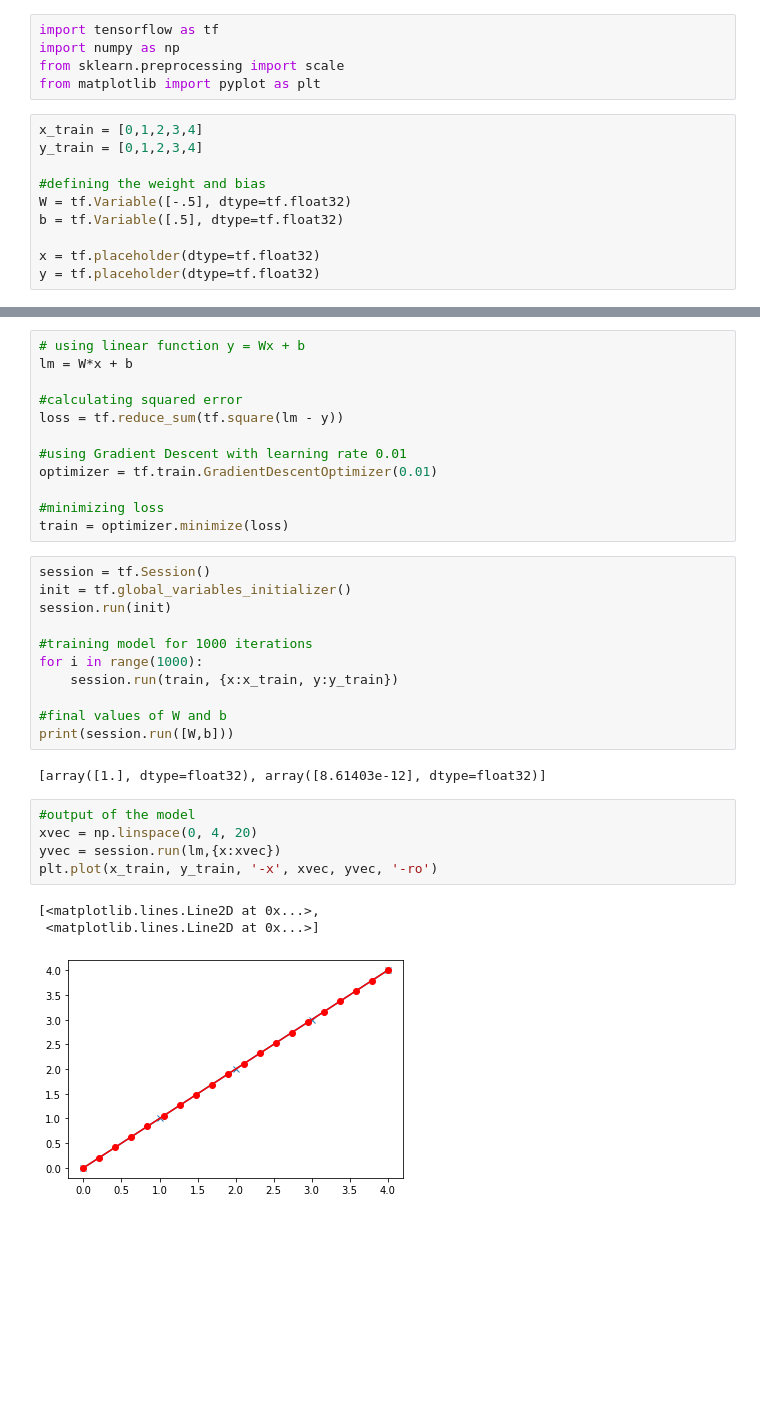
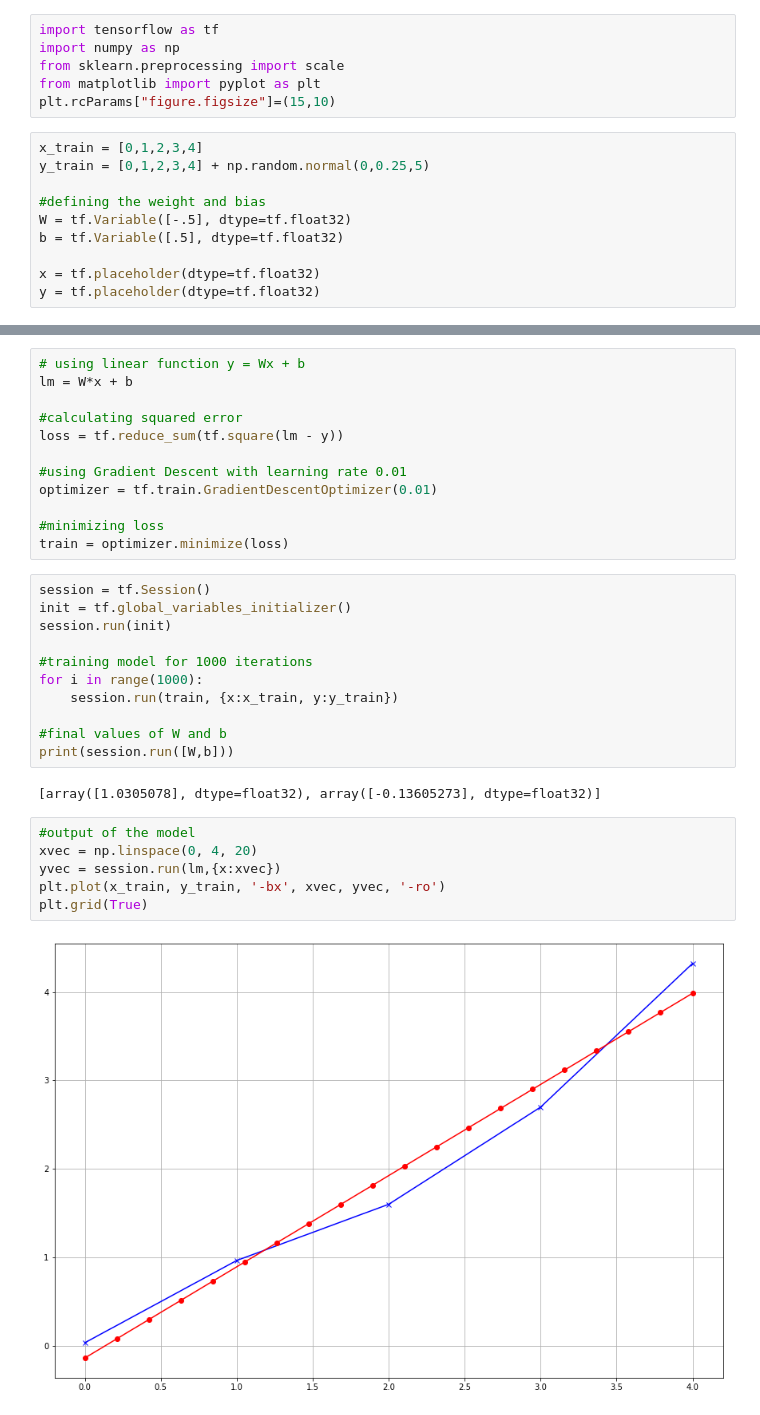
Before and after one commit to ClemensFMN/Python-ML, a Jupyter notebook: 200-TF_LinearRegression_1.ipynb, the cells around one changed output, grey strips where cells are left out. Drawn from its saved outputs; the diff is of its cells as text; blank space fills up the shorter version.

```diff
--- a/200-TF_LinearRegression_1.ipynb
+++ b/200-TF_LinearRegression_1.ipynb
@@ -5,9 +5,10 @@ import tensorflow as tf
 import numpy as np
 from sklearn.preprocessing import scale
 from matplotlib import pyplot as plt
+plt.rcParams["figure.figsize"]=(15,10)
 # %%
 x_train = [0,1,2,3,4]
-y_train = [0,1,2,3,4]
+y_train = [0,1,2,3,4] + np.random.normal(0,0.25,5)
 
 #defining the weight and bias
 W = tf.Variable([-.5], dtype=tf.float32)
@@ -44,13 +45,12 @@ for i in range(1000):
 #final values of W and b
 print(session.run([W,b]))
 # %% [output]
-[array([1.], dtype=float32), array([8.61403e-12], dtype=float32)]
+[array([1.0305078], dtype=float32), array([-0.13605273], dtype=float32)]
 # %%
 #output of the model
 xvec = np.linspace(0, 4, 20)
 yvec = session.run(lm,{x:xvec})
-plt.plot(x_train, y_train, '-x', xvec, yvec, '-ro')
+plt.plot(x_train, y_train, '-bx', xvec, yvec, '-ro')
+plt.grid(True)
 # %% [output]
-[<matplotlib.lines.Line2D at 0x...>,
- <matplotlib.lines.Line2D at 0x...>]
-[figure, old version]
+[figure, new version]
```
Also changed, not shown: parts of 1 cell of this notebook, 1 other file.
